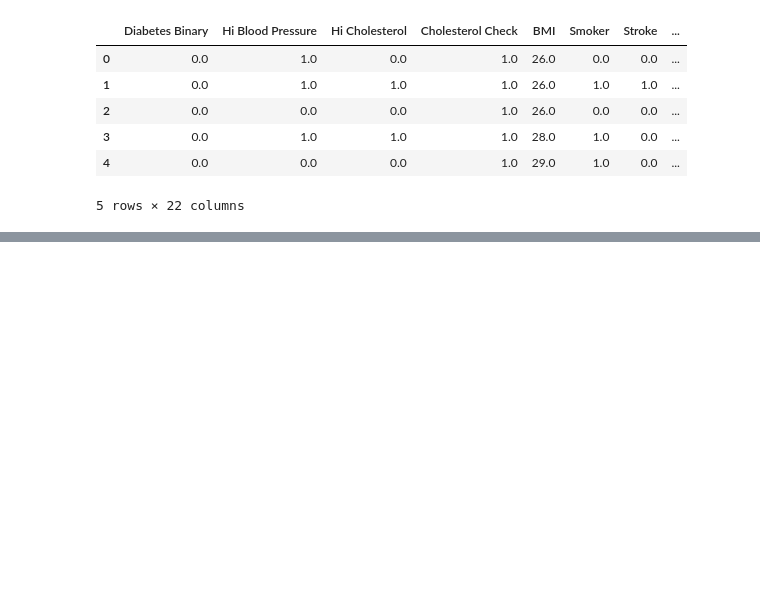
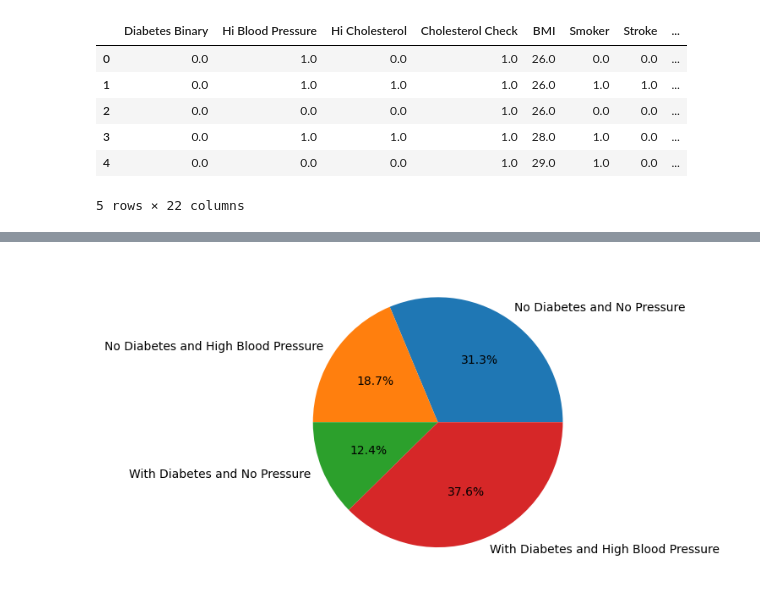
Before and after one commit to nericson1/project-1, a Jupyter notebook: alex cleaned df.ipynb, the cells around one changed output, grey strips where cells are left out. Drawn from its saved outputs; the diff is of its cells as text; code cells hidden in the pictures; blank space fills up the shorter version.

```diff
--- a/alex cleaned df.ipynb
+++ b/alex cleaned df.ipynb
@@ -60,0 +97,16 @@ narrowed_df
+# %%
+#Blood Pressure Pie Chart
+Diabetes_and_blood_pressure = narrowed_df.iloc[:, [0, 1]]
+D00=Diabetes_and_blood_pressure[(Diabetes_and_blood_pressure["Diabetes Binary"]==0) & (Diabetes_and_blood_pressure["Hi Blood Pressure"]==0) ].count()["Diabetes Binary"]
+D01=Diabetes_and_blood_pressure[(Diabetes_and_blood_pressure["Diabetes Binary"]==0) & (Diabetes_and_blood_pressure["Hi Blood Pressure"]==1) ].count()["Diabetes Binary"]
+D10=Diabetes_and_blood_pressure[(Diabetes_and_blood_pressure["Diabetes Binary"]==1) & (Diabetes_and_blood_pressure["Hi Blood Pressure"]==0) ].count()["Diabetes Binary"]
+D11=Diabetes_and_blood_pressure[(Diabetes_and_blood_pressure["Diabetes Binary"]==1) & (Diabetes_and_blood_pressure["Hi Blood Pressure"]==1) ].count()["Diabetes Binary"]
+
+#PIE CHart
+sizes =[D00,D01,D10,D11]
+labels=["No Diabetes and No Pressure", "No Diabetes and High Blood Pressure", "With Diabetes and No Pressure","With Diabetes and High Blood Pressure"]
+fig, ax= plt.subplots()
+ax.pie(sizes, labels=labels, autopct='%1.1f%%')
+plt.show()
+# %% [output]
+[figure, added]
```
Also changed, not shown: parts of 16 cells of this notebook.
